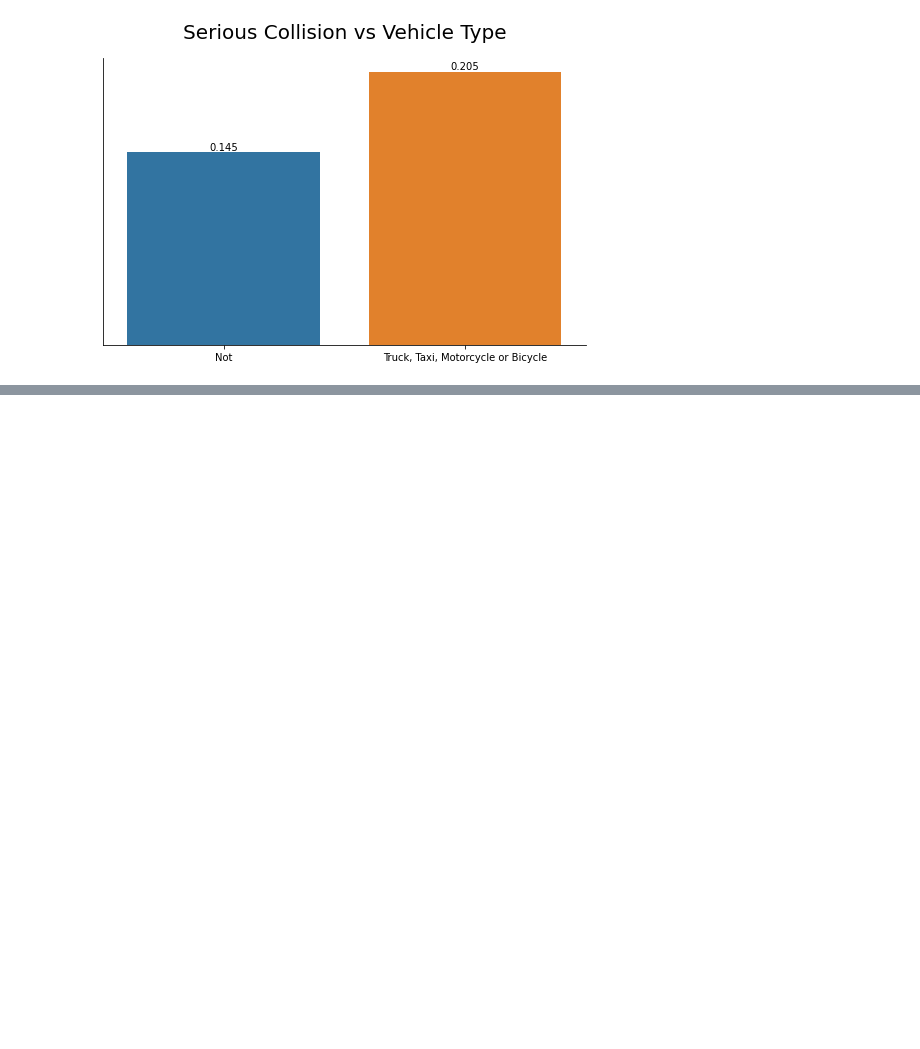
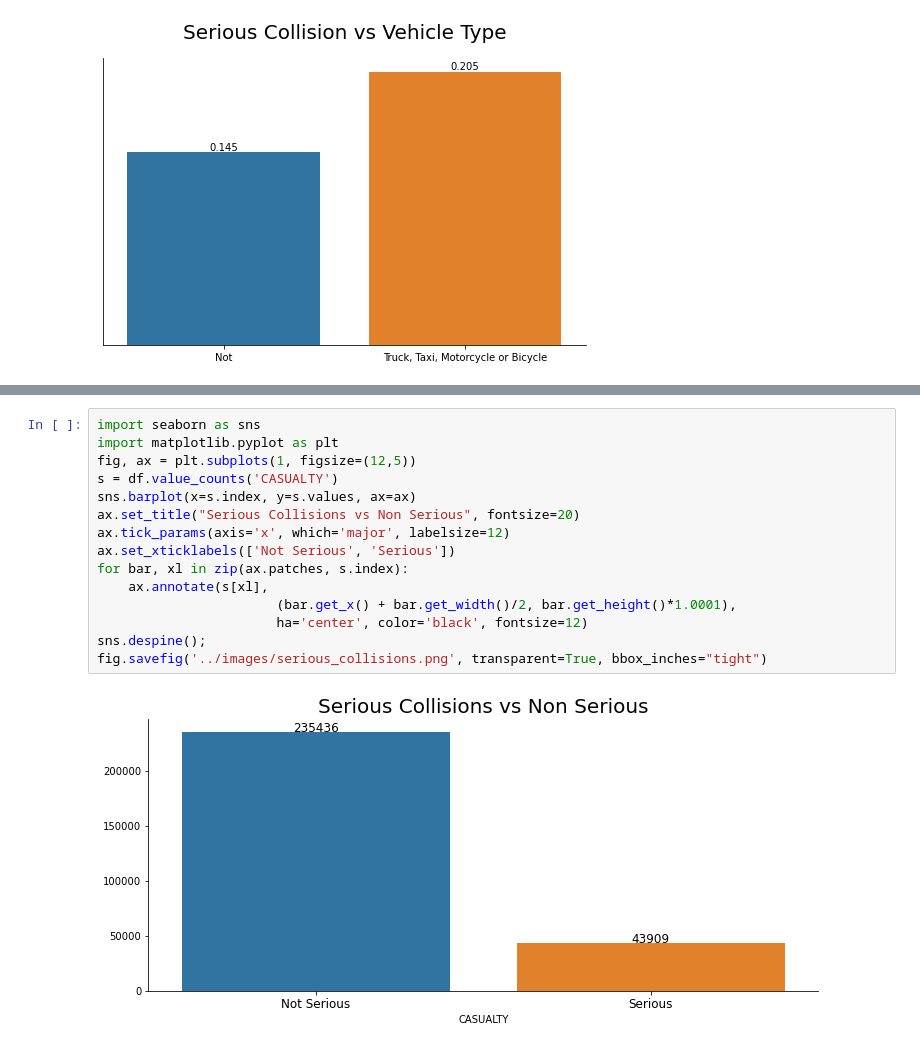
Before and after one commit to amanlai/nyc-collision, a Jupyter notebook: code/3-plots.ipynb, the cells around one changed output, grey strips where cells are left out. Saved outputs shown, nothing was run; the diff lists cells and outputs as text; blank space fills up the shorter version.

```diff
--- a/code/3-plots.ipynb
+++ b/code/3-plots.ipynb
@@ -41,0 +47,17 @@ eda_barplots(df, 'Serious Collision vs Vehicle Type', 'TRUCK_TAXI_BIKE', 'CASUAL
+# %%
+import seaborn as sns
+import matplotlib.pyplot as plt
+fig, ax = plt.subplots(1, figsize=(12,5))
+s = df.value_counts('CASUALTY')
+sns.barplot(x=s.index, y=s.values, ax=ax)
+ax.set_title("Serious Collisions vs Non Serious", fontsize=20)
+ax.tick_params(axis='x', which='major', labelsize=12)
+ax.set_xticklabels(['Not Serious', 'Serious'])
+for bar, xl in zip(ax.patches, s.index):
+    ax.annotate(s[xl],
+                       (bar.get_x() + bar.get_width()/2, bar.get_height()*1.0001),
+                       ha='center', color='black', fontsize=12)
+sns.despine();
+fig.savefig('../images/serious_collisions.png', transparent=True, bbox_inches="tight")
+# %% [output]
+[figure, added]
```
Also changed, not shown: parts of 1 cell of this notebook, 7 other files.
